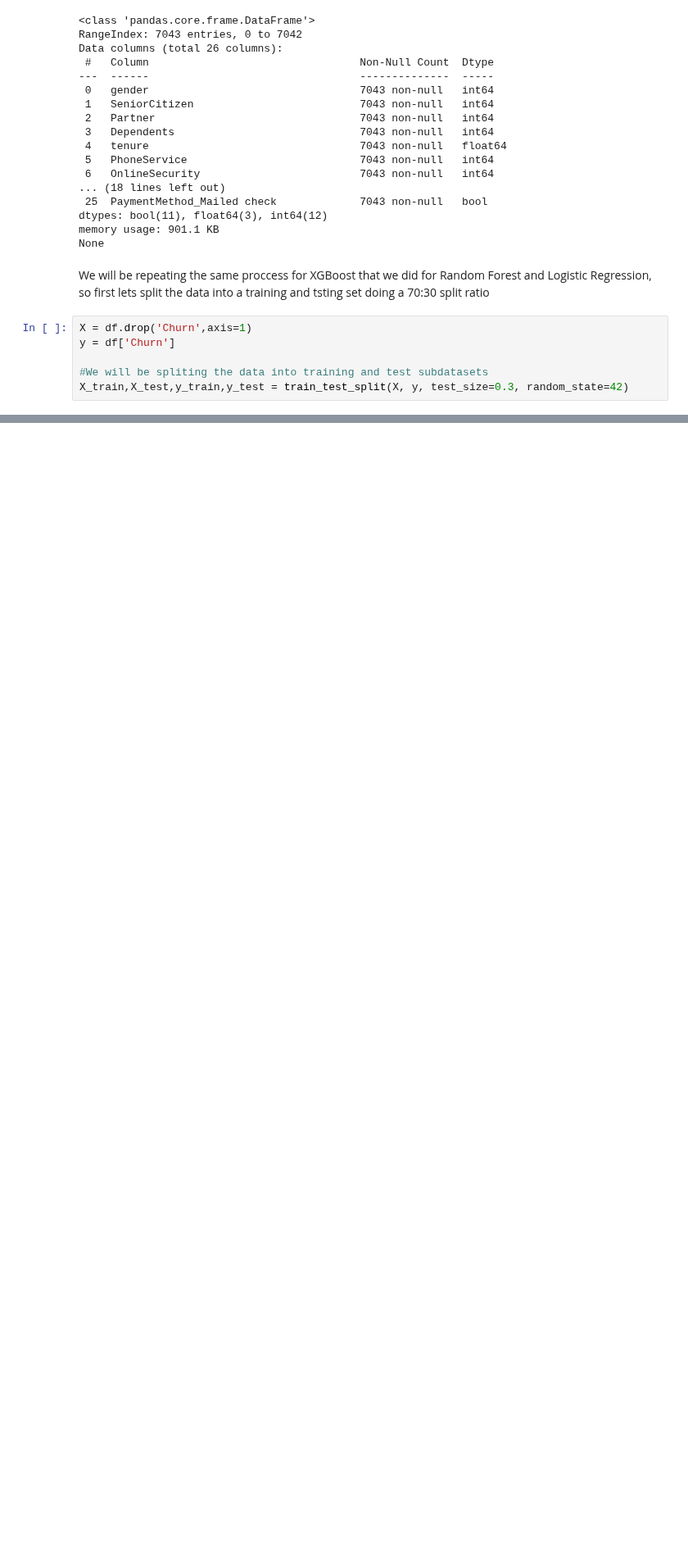
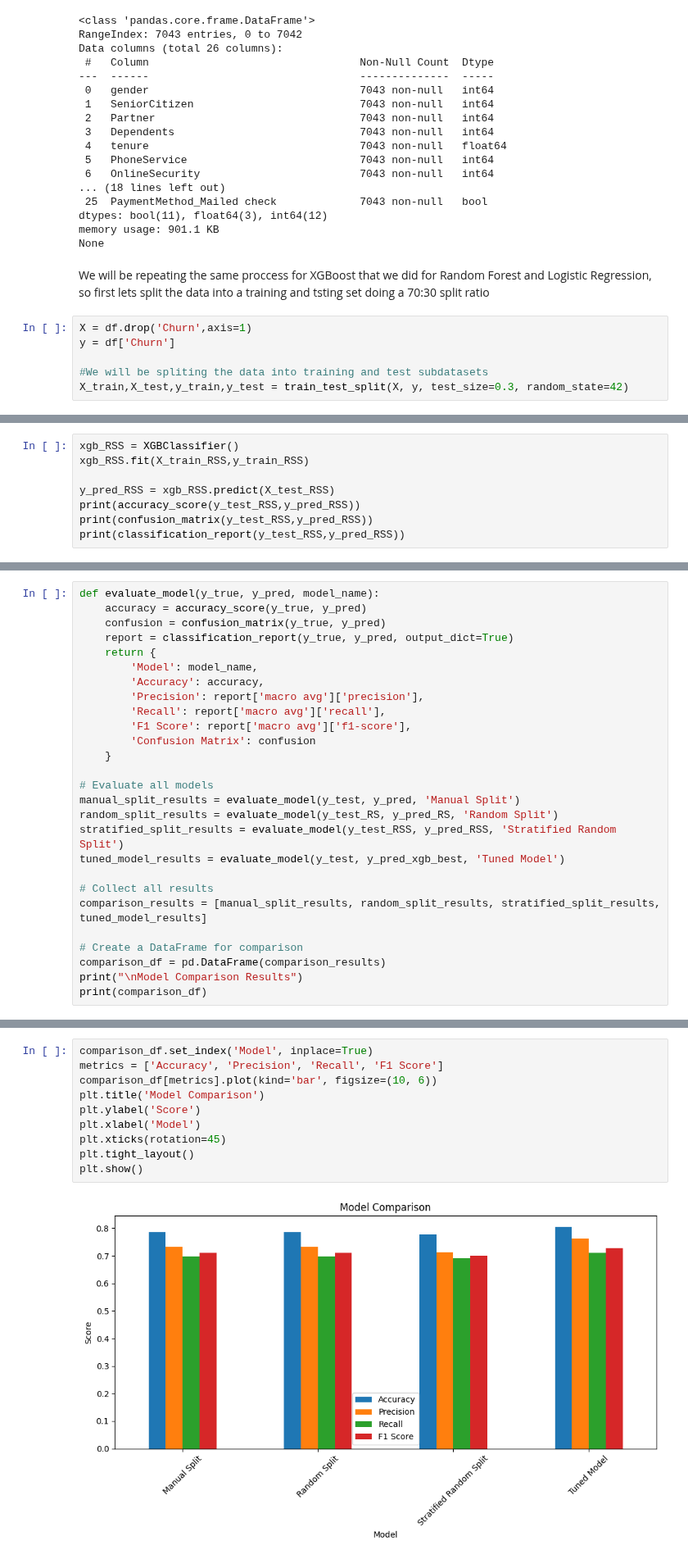
Before and after one commit to David38mk/customer-churn-prediciton_ML, a Jupyter notebook: notebooks/4_xgboost.ipynb, the cells around one changed output, grey strips where cells are left out. Shown at 82% size. Cells and saved outputs as stored; diff of their text form; blank space fills up the shorter version.

Commit message:
Finishing the training of 4_xgboost

```diff
--- a/notebooks/4_xgboost.ipynb
+++ b/notebooks/4_xgboost.ipynb
@@ -79,0 +136,8 @@ X_train,X_test,y_train,y_test = train_test_split(X, y, test_size=0.3, random_sta
+# %%
+xgb_RSS = XGBClassifier()
+xgb_RSS.fit(X_train_RSS,y_train_RSS)
+
+y_pred_RSS = xgb_RSS.predict(X_test_RSS)
+print(accuracy_score(y_test_RSS,y_pred_RSS))
+print(confusion_matrix(y_test_RSS,y_pred_RSS))
+print(classification_report(y_test_RSS,y_pred_RSS))
@@ -79,0 +222,27 @@ X_train,X_test,y_train,y_test = train_test_split(X, y, test_size=0.3, random_sta
+# %%
+def evaluate_model(y_true, y_pred, model_name):
+    accuracy = accuracy_score(y_true, y_pred)
+    confusion = confusion_matrix(y_true, y_pred)
+    report = classification_report(y_true, y_pred, output_dict=True)
+    return {
+        'Model': model_name,
+        'Accuracy': accuracy,
+        'Precision': report['macro avg']['precision'],
+        'Recall': report['macro avg']['recall'],
+        'F1 Score': report['macro avg']['f1-score'],
+        'Confusion Matrix': confusion
+    }
+
+# Evaluate all models
+manual_split_results = evaluate_model(y_test, y_pred, 'Manual Split')
+random_split_results = evaluate_model(y_test_RS, y_pred_RS, 'Random Split')
+stratified_split_results = evaluate_model(y_test_RSS, y_pred_RSS, 'Stratified Random Split')
+tuned_model_results = evaluate_model(y_test, y_pred_xgb_best, 'Tuned Model')
+
+# Collect all results
+comparison_results = [manual_split_results, random_split_results, stratified_split_results, tuned_model_results]
+
+# Create a DataFrame for comparison
+comparison_df = pd.DataFrame(comparison_results)
+print("\nModel Comparison Results")
+print(comparison_df)
@@ -79,0 +262,12 @@ X_train,X_test,y_train,y_test = train_test_split(X, y, test_size=0.3, random_sta
+# %%
+comparison_df.set_index('Model', inplace=True)
+metrics = ['Accuracy', 'Precision', 'Recall', 'F1 Score']
+comparison_df[metrics].plot(kind='bar', figsize=(10, 6))
+plt.title('Model Comparison')
+plt.ylabel('Score')
+plt.xlabel('Model')
+plt.xticks(rotation=45)
+plt.tight_layout()
+plt.show()
+# %% [output]
+[figure, added]
```
Also changed, not shown: parts of 19 cells of this notebook, 1 other file.
